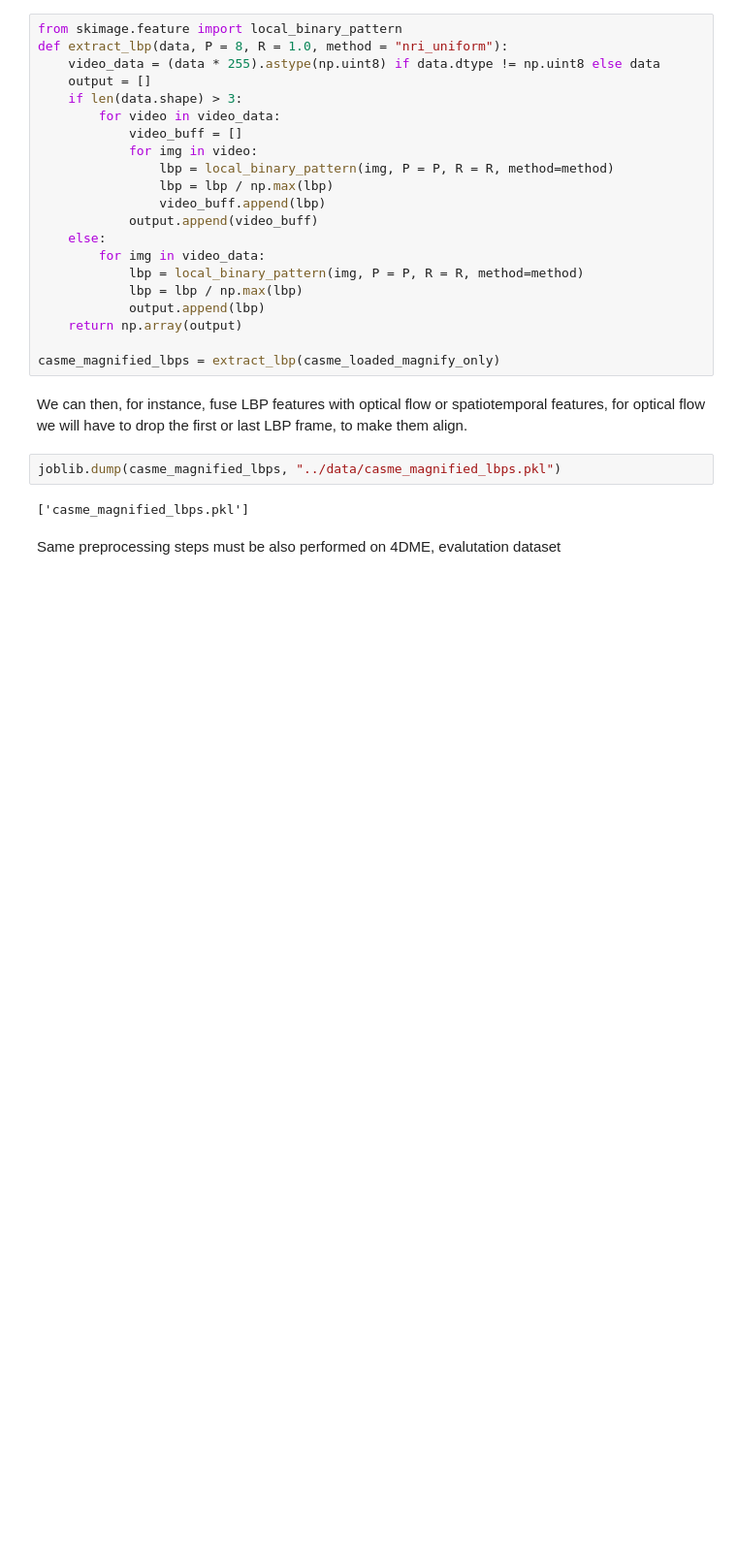
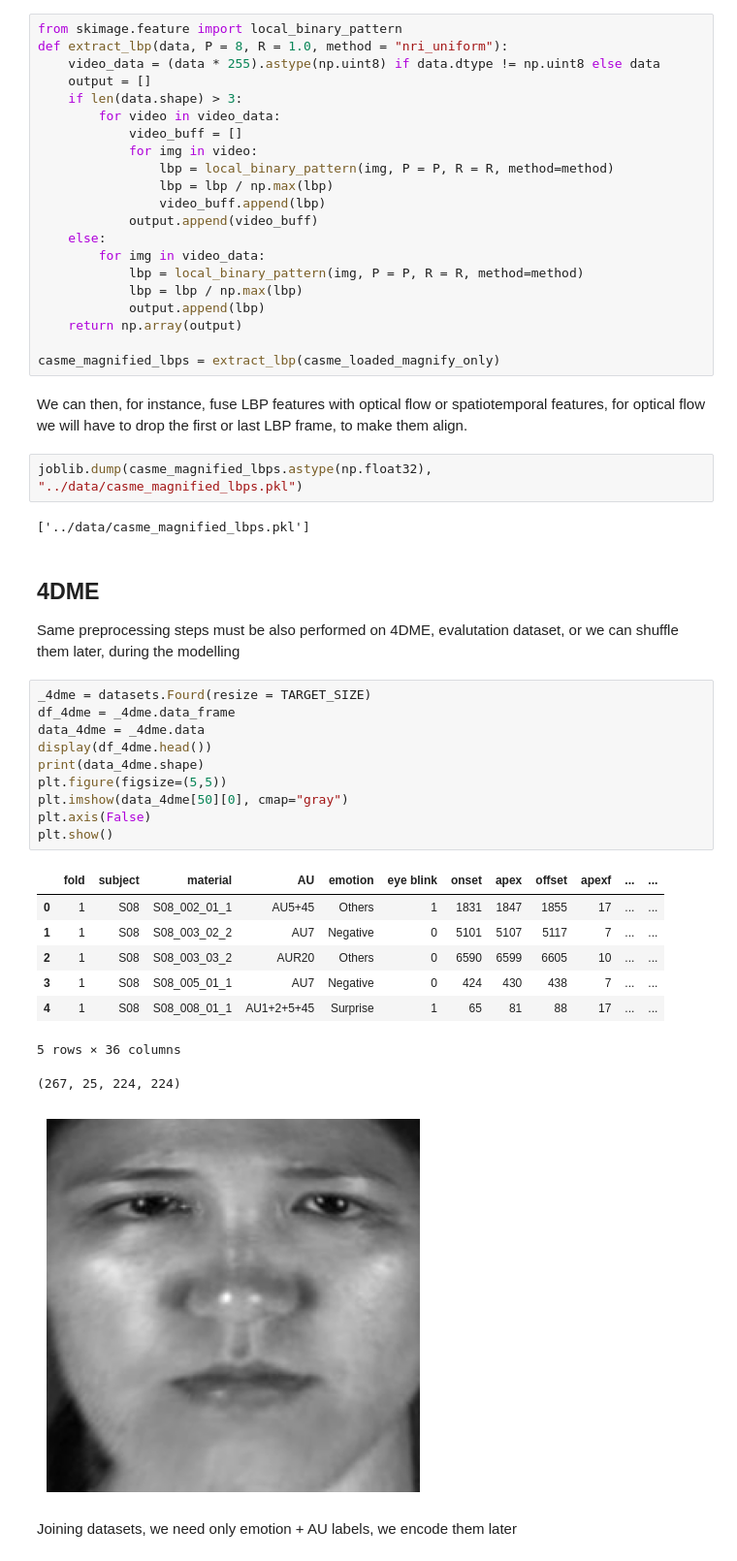
Before and after one commit to littlemicrowave/ME-based-emotion-classifier, a Jupyter notebook: preprocessing/Preprocessing.ipynb, the cells around one changed output. Shown: that part at 97% size. Drawn from its saved outputs; the diff is of its cells as text; blank space fills up the shorter version.

```diff
--- a/preprocessing/Preprocessing.ipynb
+++ b/preprocessing/Preprocessing.ipynb
@@ -357,8 +357,31 @@ casme_magnified_lbps = extract_lbp(casme_loaded_magnify_only)
 # %% [markdown]
 We can then, for instance, fuse LBP features with optical flow or spatiotemporal features, for optical flow we will have to drop the first or last LBP frame, to make them align.
 # %%
-joblib.dump(casme_magnified_lbps, "../data/casme_magnified_lbps.pkl")
+joblib.dump(casme_magnified_lbps.astype(np.float32), "../data/casme_magnified_lbps.pkl")
 # %% [output]
-['casme_magnified_lbps.pkl']
+['../data/casme_magnified_lbps.pkl']
 # %% [markdown]
-Same preprocessing steps must be also performed on 4DME, evalutation dataset
+## 4DME
+Same preprocessing steps must be also performed on 4DME, evalutation dataset, or we can shuffle them later, during the modelling
+# %%
+_4dme = datasets.Fourd(resize = TARGET_SIZE)
+df_4dme = _4dme.data_frame
+data_4dme = _4dme.data
+display(df_4dme.head())
+print(data_4dme.shape)
+plt.figure(figsize=(5,5))
+plt.imshow(data_4dme[50][0], cmap="gray")
+plt.axis(False)
+plt.show()
+# %% [output]
+|  | fold | subject | material | AU | emotion | eye blink | onset | apex | offset | apexf | ... | ... |
+| 0 | 1 | S08 | S08_002_01_1 | AU5+45 | Others | 1 | 1831 | 1847 | 1855 | 17 | ... | ... |
+| 1 | 1 | S08 | S08_003_02_2 | AU7 | Negative | 0 | 5101 | 5107 | 5117 | 7 | ... | ... |
+| 2 | 1 | S08 | S08_003_03_2 | AUR20 | Others | 0 | 6590 | 6599 | 6605 | 10 | ... | ... |
+| 3 | 1 | S08 | S08_005_01_1 | AU7 | Negative | 0 | 424 | 430 | 438 | 7 | ... | ... |
+| 4 | 1 | S08 | S08_008_01_1 | AU1+2+5+45 | Surprise | 1 | 65 | 81 | 88 | 17 | ... | ... |
+5 rows × 36 columns
+(267, 25, 224, 224)
+[figure, added]
+# %% [markdown]
+Joining datasets, we need only emotion + AU labels, we encode them later
```
Also changed, not shown: parts of 11 cells of this notebook, 14 other files.
